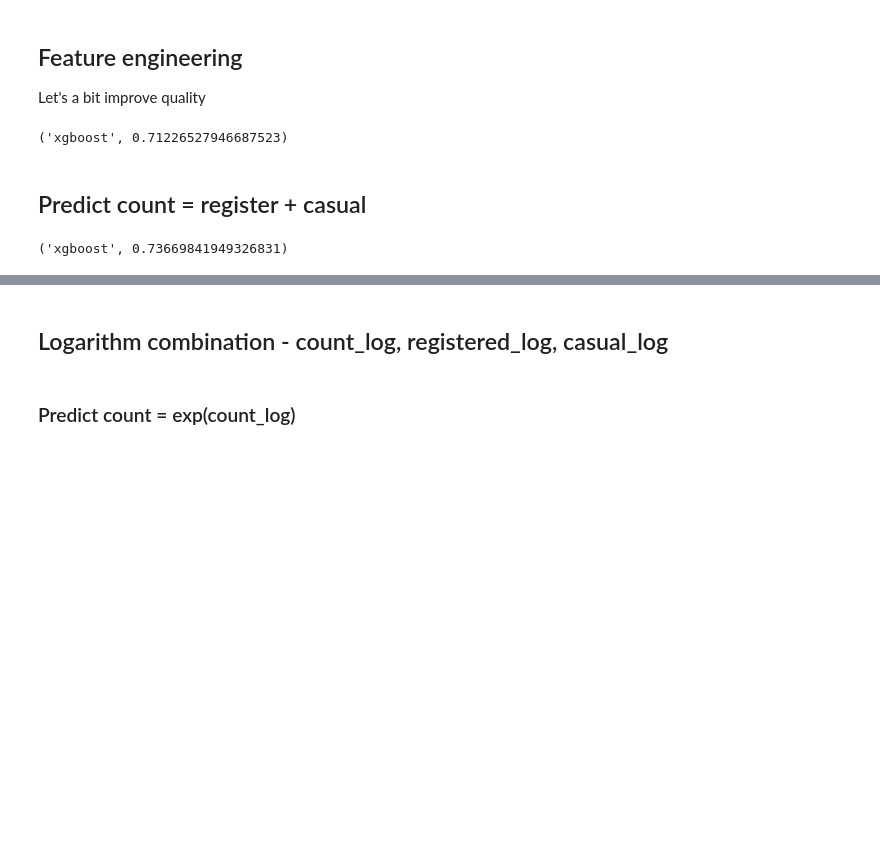
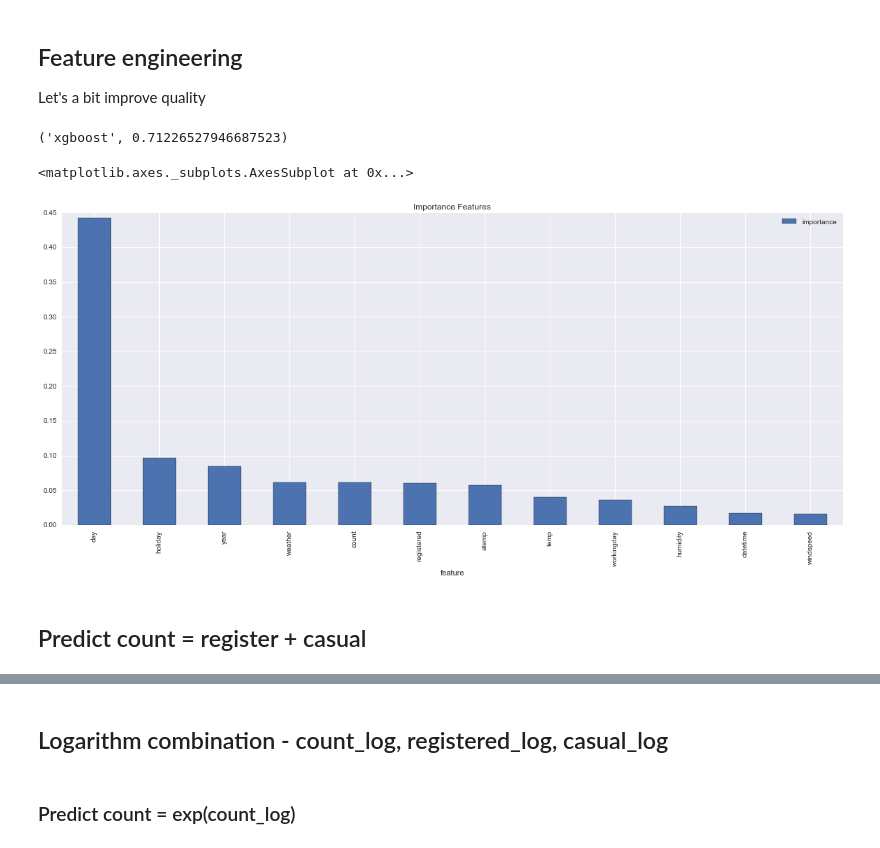
Before and after one commit to dataworkshop/xgboost, a Jupyter notebook: step3.ipynb, the cells around one changed output, grey strips where cells are left out. Drawn from its saved outputs; the diff is of its cells as text; code cells hidden in the pictures; blank space fills up the shorter version.

Commit message:
add importances & more tuning in step3

```diff
--- a/step3.ipynb
+++ b/step3.ipynb
@@ -168,6 +171,26 @@ def log_registered_casual_prediction(train, model):
 
     return rmsle(y_test, y_pred)
 
+##########
+
+def importance_features(model, data):
+    impdf = []
+    fscore = model.booster().get_fscore()
+    maps_name = dict([ ("f{0}".format(i), col) for i, col in enumerate(data.columns)])
+
+    for ft, score in fscore.iteritems():
+        impdf.append({'feature': maps_name[ft], 'importance': score})
+    impdf = pd.DataFrame(impdf)
+    impdf = impdf.sort_values(by='importance', ascending=False).reset_index(drop=True)
+    impdf['importance'] /= impdf['importance'].sum()
+    impdf.index = impdf['feature']
+
+    return impdf
+
+def draw_importance_features(model, train):
+    impdf = importance_features(model, train)
+    return impdf.plot(kind='bar', title='Importance Features', figsize=(20, 8))
+
 
 assing_test_samples(train)
 # %% [markdown]
@@ -195,13 +218,13 @@ def etl_datetime(df):
 
 
 etl_datetime(train)
-# %%
-print('xgboost', count_prediction(train, xgb.XGBRegressor()))
-# %% [output]
-('xgboost', 0.71226527946687523)
+# %%
+model = xgb.XGBRegressor()
+print('xgboost', count_prediction(train, model))
+draw_importance_features(model, train)
+# %% [output]
+('xgboost', 0.71226527946687523)
+<matplotlib.axes._subplots.AxesSubplot at 0x...>
+[figure, added]
 # %% [markdown]
 ## Predict count = register + casual
-# %%
-print('xgboost', registered_casual_prediction(train, xgb.XGBRegressor()))
-# %% [output]
-('xgboost', 0.73669841949326831)
```
Also changed, not shown: parts of 13 cells of this notebook.
